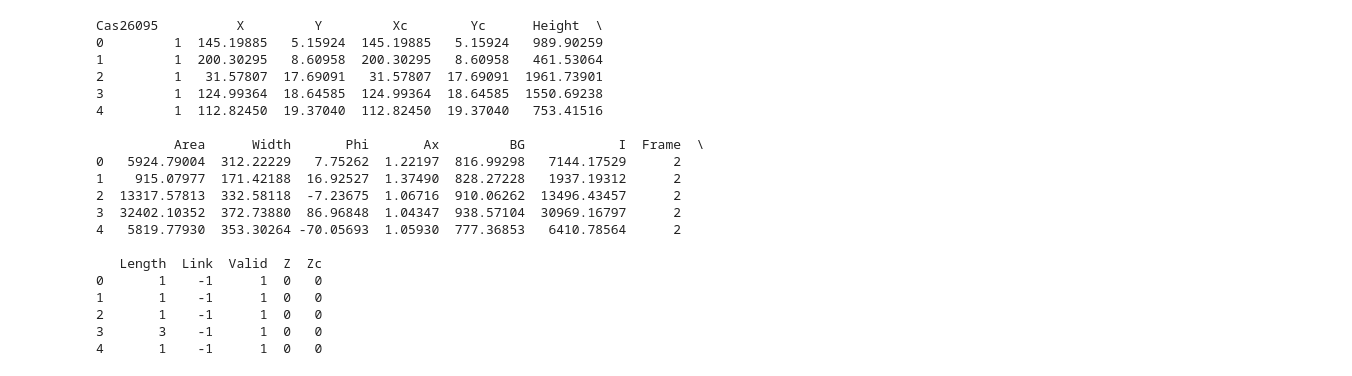
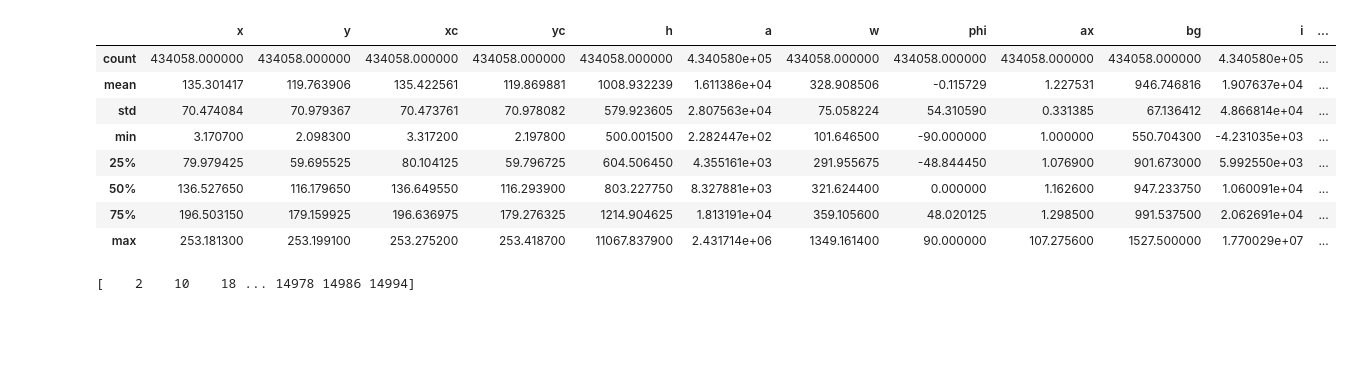
Before and after one commit to AdishDaniLab/storm-analysis, a Jupyter notebook: jupyter_notebooks_ad/calc_statistics.ipynb, the cells around one changed output. Cells and saved outputs as stored; diff of their text form; code cells hidden in the pictures; blank space fills up the shorter version.

```diff
--- a/jupyter_notebooks_ad/calc_statistics.ipynb
+++ b/jupyter_notebooks_ad/calc_statistics.ipynb
@@ -32,4 +32,4 @@ os.chdir("D:/gayatri-folder/STORM_analysis/06-08-20_extract_info_new_movies")
 # %%
-mlist = 'new_movie_11.csv'
-df = pd.read_csv(mlist)
+mlist = 'new_1.csv'
+df = pd.read_csv(mlist, usecols= ['x', 'y', 'xc', 'yc', 'h', 'a', 'w', 'phi', 'ax', 'bg', 'i', 'c', 'density', 'frame', 'length', 'link', 'z', 'zc'])
 file_name = mlist.rsplit('.csv',1)[0][:]
@@ -63,23 +35,0 @@ Min Area:  -9420.88672
-# %%
-print(df.head())
-# %% [output]
-Cas26095          X         Y         Xc        Yc      Height  \
-0         1  145.19885   5.15924  145.19885   5.15924   989.90259
-1         1  200.30295   8.60958  200.30295   8.60958   461.53064
-2         1   31.57807  17.69091   31.57807  17.69091  1961.73901
-3         1  124.99364  18.64585  124.99364  18.64585  1550.69238
-4         1  112.82450  19.37040  112.82450  19.37040   753.41516
-
-          Area      Width       Phi       Ax         BG            I  Frame  \
-0   5924.79004  312.22229   7.75262  1.22197  816.99298   7144.17529      2
-1    915.07977  171.42188  16.92527  1.37490  828.27228   1937.19312      2
-2  13317.57813  332.58118  -7.23675  1.06716  910.06262  13496.43457      2
-3  32402.10352  372.73880  86.96848  1.04347  938.57104  30969.16797      2
-4   5819.77930  353.30264 -70.05693  1.05930  777.36853   6410.78564      2
-
-   Length  Link  Valid  Z  Zc
-0       1    -1      1  0   0
-1       1    -1      1  0   0
-2       1    -1      1  0   0
-3       3    -1      1  0   0
-4       1    -1      1  0   0
@@ -85,0 +38,12 @@ Cas26095          X         Y         Xc        Yc      Height  \
+# %%
+df[df['c']!=0|9].describe()
+# %% [output]
+|  | x | y | xc | yc | h | a | w | phi | ax | bg | i | ... |
+| count | 434058.000000 | 434058.000000 | 434058.000000 | 434058.000000 | 434058.000000 | 4.340580e+05 | 434058.000000 | 434058.000000 | 434058.000000 | 434058.000000 | 4.340580e+05 | ... |
+| mean | 135.301417 | 119.763906 | 135.422561 | 119.869881 | 1008.932239 | 1.611386e+04 | 328.908506 | -0.115729 | 1.227531 | 946.746816 | 1.907637e+04 | ... |
+| std | 70.474084 | 70.979367 | 70.473761 | 70.978082 | 579.923605 | 2.807563e+04 | 75.058224 | 54.310590 | 0.331385 | 67.136412 | 4.866814e+04 | ... |
+| min | 3.170700 | 2.098300 | 3.317200 | 2.197800 | 500.001500 | 2.282447e+02 | 101.646500 | -90.000000 | 1.000000 | 550.704300 | -4.231035e+03 | ... |
+| 25% | 79.979425 | 59.695525 | 80.104125 | 59.796725 | 604.506450 | 4.355161e+03 | 291.955675 | -48.844450 | 1.076900 | 901.673000 | 5.992550e+03 | ... |
+| 50% | 136.527650 | 116.179650 | 136.649550 | 116.293900 | 803.227750 | 8.327881e+03 | 321.624400 | 0.000000 | 1.162600 | 947.233750 | 1.060091e+04 | ... |
+| 75% | 196.503150 | 179.159925 | 196.636975 | 179.276325 | 1214.904625 | 1.813191e+04 | 359.105600 | 48.020125 | 1.298500 | 991.537500 | 2.062691e+04 | ... |
+| max | 253.181300 | 253.199100 | 253.275200 | 253.418700 | 11067.837900 | 2.431714e+06 | 1349.161400 | 90.000000 | 107.275600 | 1527.500000 | 1.770029e+07 | ... |
@@ -85,0 +81,4 @@ Cas26095          X         Y         Xc        Yc      Height  \
+# %%
+print(ch1)
+# %% [output]
+[    2    10    18 ... 14978 14986 14994]
```
Also changed, not shown: parts of 11 cells of this notebook, 2 other files.
